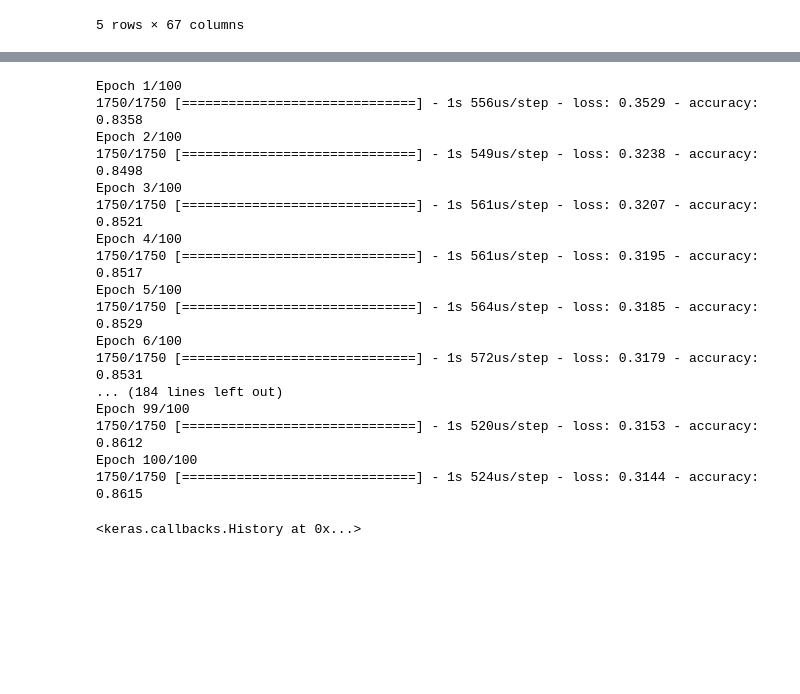
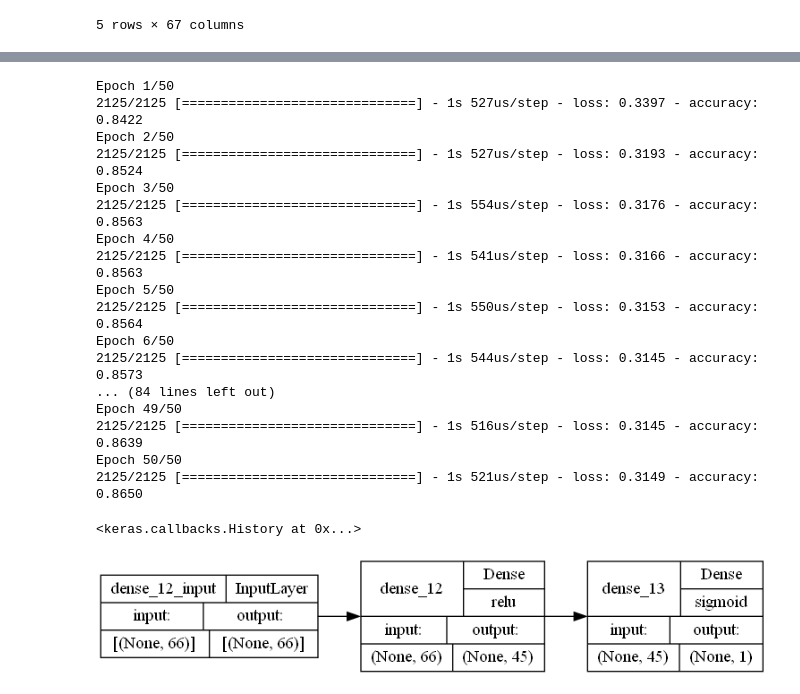
Before and after one commit to MiracleSkyHawk/RSM8413_GA3, a Jupyter notebook: GA3_8413.ipynb, the cells around one changed output, grey strips where cells are left out. Drawn from its saved outputs; the diff is of its cells as text; code cells hidden in the pictures; blank space fills up the shorter version.

```diff
--- a/GA3_8413.ipynb
+++ b/GA3_8413.ipynb
@@ -507,12 +497,14 @@ def create_model_wo_country(neurons=1, optimizer='rmsprop', batch_size=None, ker
     return model
 # %%
 # instantiate KerasClassifier
-model_wo_country = KerasClassifier(build_fn=create_model_wo_country, epochs=100,
+model_wo_country = KerasClassifier(build_fn=create_model_wo_country,
                         batch_size=10, verbose=1)
 # %%
 # Create a base model that only varies the number of neurons. Use cross-validation to find the optimal neuron #.
-neurons = neurons = [1, 5, 10, 15, 20, 25, 30]
-param_grid_wo_country = dict(neurons=neurons)
+neurons = neurons = [10, 25, 35, 45, 55, 65]
+epochs = [10, 25, 50, 75, 100]
+
+param_grid_wo_country = dict(neurons=neurons, epochs=epochs)
 
 # Grid search with 5-fold CV
 grid_wo_country = GridSearchCV(estimator=model_wo_country, param_grid=param_grid_wo_country, n_jobs=-1, cv=5)
@@ -579,32 +581,36 @@ batch_size=None
 kernel_initializer = 'uniform'
 activation='relu'
 
-model_test = Sequential()
-model_test.add(Dense(neurons, input_dim=66, kernel_initializer=kernel_initializer,
+model_test_wo_country = Sequential()
+model_test_wo_country.add(Dense(neurons, input_dim=66, kernel_initializer=kernel_initializer,
                 activation=activation))
-model_test.add(Dense(1, kernel_initializer=kernel_initializer,
+model_test_wo_country.add(Dense(1, kernel_initializer=kernel_initializer,
                 activation='sigmoid'))
-model_test.compile(loss='binary_crossentropy', optimizer='rmsprop',
+model_test_wo_country.compile(loss='binary_crossentropy', optimizer='rmsprop',
               metrics=['accuracy'])
 # %%
-model_test.fit(X_train_wo_country, y_train_wo_country, epochs=100, batch_size=10, verbose=1)
+model_test_wo_country.fit(X_train_wo_country, y_train_wo_country, epochs=grid_result_wo_country.best_params_['epochs'], batch_size=10, verbose=1)
 # %% [output]
-Epoch 1/100
-1750/1750 [==============================] - 1s 556us/step - loss: 0.3529 - accuracy: 0.8358
-Epoch 2/100
-1750/1750 [==============================] - 1s 549us/step - loss: 0.3238 - accuracy: 0.8498
-Epoch 3/100
-1750/1750 [==============================] - 1s 561us/step - loss: 0.3207 - accuracy: 0.8521
-Epoch 4/100
-1750/1750 [==============================] - 1s 561us/step - loss: 0.3195 - accuracy: 0.8517
-Epoch 5/100
-1750/1750 [==============================] - 1s 564us/step - loss: 0.3185 - accuracy: 0.8529
-Epoch 6/100
-1750/1750 [==============================] - 1s 572us/step - loss: 0.3179 - accuracy: 0.8531
-... (184 lines left out)
-Epoch 99/100
-1750/1750 [==============================] - 1s 520us/step - loss: 0.3153 - accuracy: 0.8612
-Epoch 100/100
-1750/1750 [==============================] - 1s 524us/step - loss: 0.3144 - accuracy: 0.8615
+Epoch 1/50
+2125/2125 [==============================] - 1s 527us/step - loss: 0.3397 - accuracy: 0.8422
+Epoch 2/50
+2125/2125 [==============================] - 1s 527us/step - loss: 0.3193 - accuracy: 0.8524
+Epoch 3/50
+2125/2125 [==============================] - 1s 554us/step - loss: 0.3176 - accuracy: 0.8563
+Epoch 4/50
+2125/2125 [==============================] - 1s 541us/step - loss: 0.3166 - accuracy: 0.8563
+Epoch 5/50
+2125/2125 [==============================] - 1s 550us/step - loss: 0.3153 - accuracy: 0.8564
+Epoch 6/50
+2125/2125 [==============================] - 1s 544us/step - loss: 0.3145 - accuracy: 0.8573
+... (84 lines left out)
+Epoch 49/50
+2125/2125 [==============================] - 1s 516us/step - loss: 0.3145 - accuracy: 0.8639
+Epoch 50/50
+2125/2125 [==============================] - 1s 521us/step - loss: 0.3149 - accuracy: 0.8650
 <keras.callbacks.History at 0x...>
+# %%
+keras.utils.plot_model(model_test_wo_country, show_shapes=True, rankdir="LR", show_layer_activations=True)
+# %% [output]
+[figure, added]
 # %%
```
Also changed, not shown: parts of 55 cells of this notebook, 2 other files.
